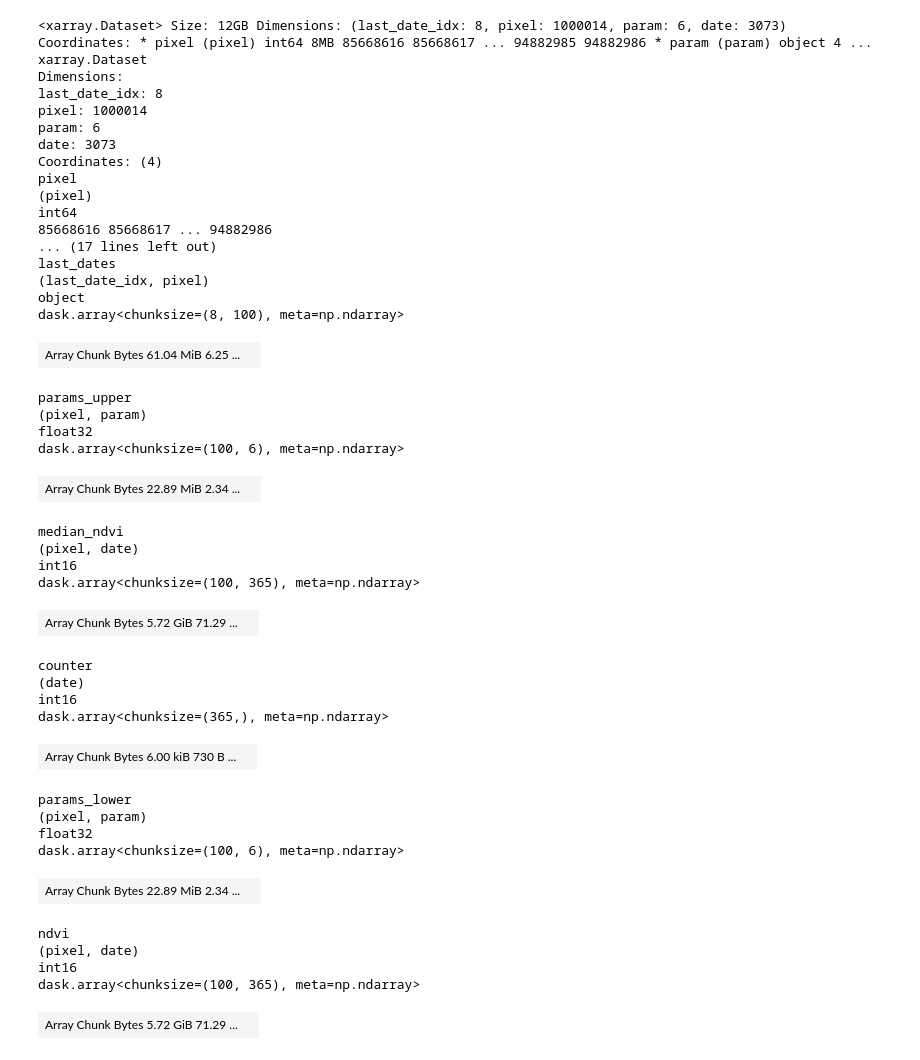
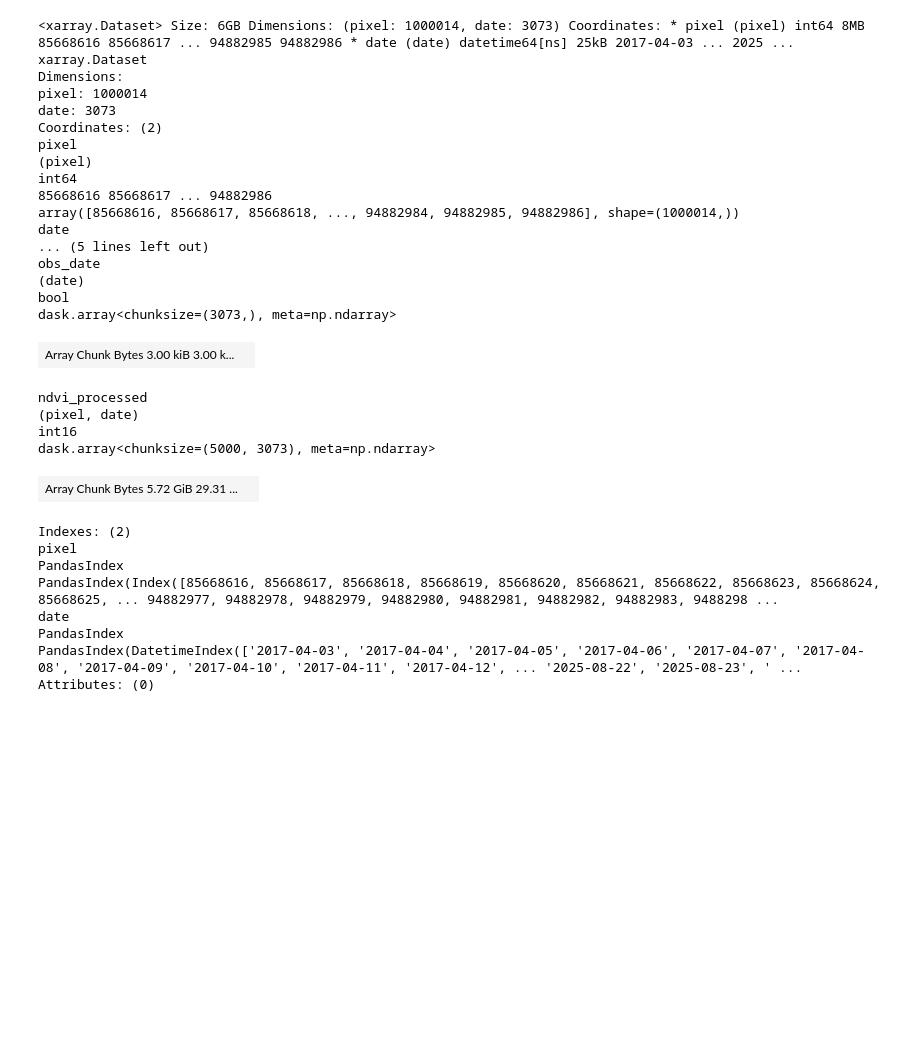
Before and after one commit to geco-bern/swiss-ndvi-processing, a Jupyter notebook: workflow_implementation/prova copy.ipynb, the cells around one changed output. Drawn from its saved outputs; the diff is of its cells as text; code cells hidden in the pictures; blank space fills up the shorter version.

```diff
--- a/workflow_implementation/prova copy.ipynb
+++ b/workflow_implementation/prova copy.ipynb
@@ -15,48 +16,36 @@ import matplotlib.pyplot as plt
 # %%
-INPUT_DIR = "/data_3/scratch/francesco/new_zarr.zarr"
+INPUT_DIR = "/data_3/scratch/francesco/ndvi_processed.zarr"
 ds = xr.open_zarr(INPUT_DIR, chunks="auto")
 ds
 # %% [output]
-<xarray.Dataset> Size: 12GB Dimensions: (last_date_idx: 8, pixel: 1000014, param: 6, date: 3073) Coordinates: * pixel (pixel) int64 8MB 85668616 85668617 ... 94882985 94882986 * param (param) object 4 ...
+<xarray.Dataset> Size: 6GB Dimensions: (pixel: 1000014, date: 3073) Coordinates: * pixel (pixel) int64 8MB 85668616 85668617 ... 94882985 94882986 * date (date) datetime64[ns] 25kB 2017-04-03 ... 2025 ...
 xarray.Dataset
 Dimensions:
-last_date_idx: 8
 pixel: 1000014
-param: 6
 date: 3073
-Coordinates: (4)
+Coordinates: (2)
 pixel
 (pixel)
 int64
 85668616 85668617 ... 94882986
-... (17 lines left out)
-last_dates
-(last_date_idx, pixel)
-object
-dask.array<chunksize=(8, 100), meta=np.ndarray>
+array([85668616, 85668617, 85668618, ..., 94882984, 94882985, 94882986], shape=(1000014,))
+date
+... (5 lines left out)
+obs_date
+(date)
+bool
+dask.array<chunksize=(3073,), meta=np.ndarray>
-| Array Chunk Bytes 61.04 MiB 6.25 ... |  |
+| Array Chunk Bytes 3.00 kiB 3.00 k... |  |
-params_upper
-(pixel, param)
-float32
-dask.array<chunksize=(100, 6), meta=np.ndarray>
+ndvi_processed
+(pixel, date)
+int16
+dask.array<chunksize=(5000, 3073), meta=np.ndarray>
-| Array Chunk Bytes 22.89 MiB 2.34 ... |  |
+| Array Chunk Bytes 5.72 GiB 29.31 ... |  |
-median_ndvi
-(pixel, date)
-int16
-dask.array<chunksize=(100, 365), meta=np.ndarray>
+Indexes: (2)
+pixel
+PandasIndex
+PandasIndex(Index([85668616, 85668617, 85668618, 85668619, 85668620, 85668621, 85668622, 85668623, 85668624, 85668625, ... 94882977, 94882978, 94882979, 94882980, 94882981, 94882982, 94882983, 9488298 ...
+date
+PandasIndex
+PandasIndex(DatetimeIndex(['2017-04-03', '2017-04-04', '2017-04-05', '2017-04-06', '2017-04-07', '2017-04-08', '2017-04-09', '2017-04-10', '2017-04-11', '2017-04-12', ... '2025-08-22', '2025-08-23', ' ...
+Attributes: (0)
-| Array Chunk Bytes 5.72 GiB 71.29 ... |  |
-counter
-(date)
-int16
-dask.array<chunksize=(365,), meta=np.ndarray>
-| Array Chunk Bytes 6.00 kiB 730 B ... |  |
-params_lower
-(pixel, param)
-float32
-dask.array<chunksize=(100, 6), meta=np.ndarray>
-| Array Chunk Bytes 22.89 MiB 2.34 ... |  |
-ndvi
-(pixel, date)
-int16
-dask.array<chunksize=(100, 365), meta=np.ndarray>
-| Array Chunk Bytes 5.72 GiB 71.29 ... |  |
```
Also changed, not shown: parts of 9 cells of this notebook, 22 other files.
